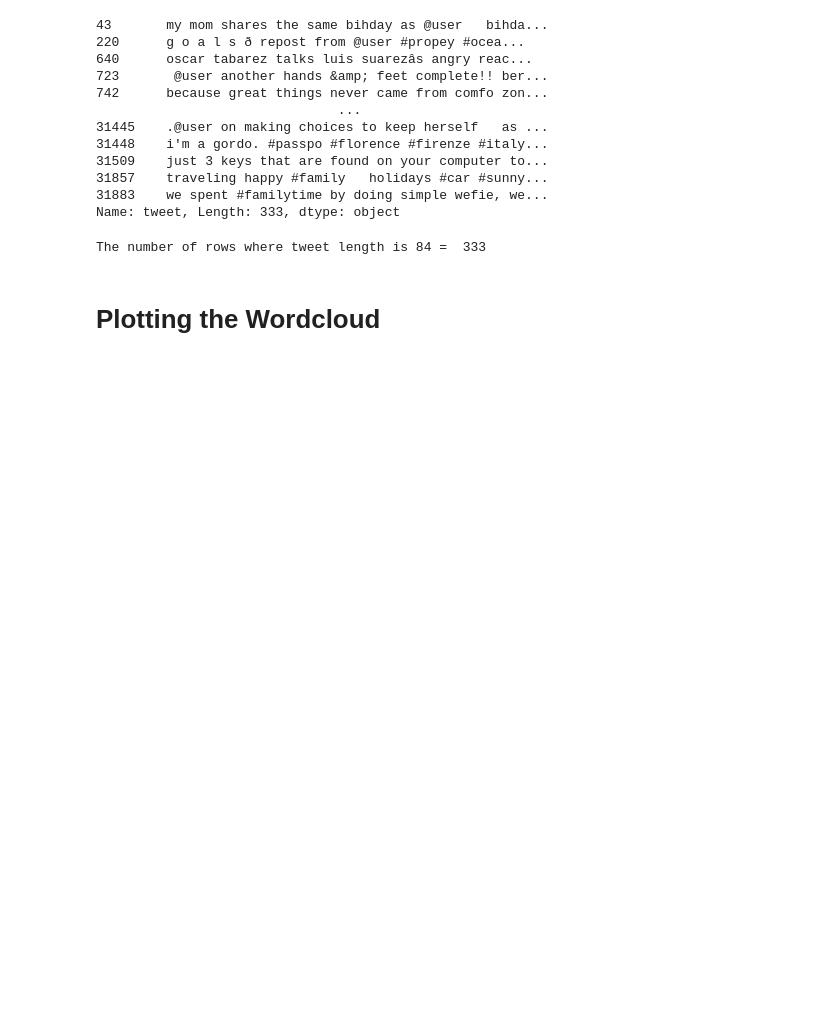
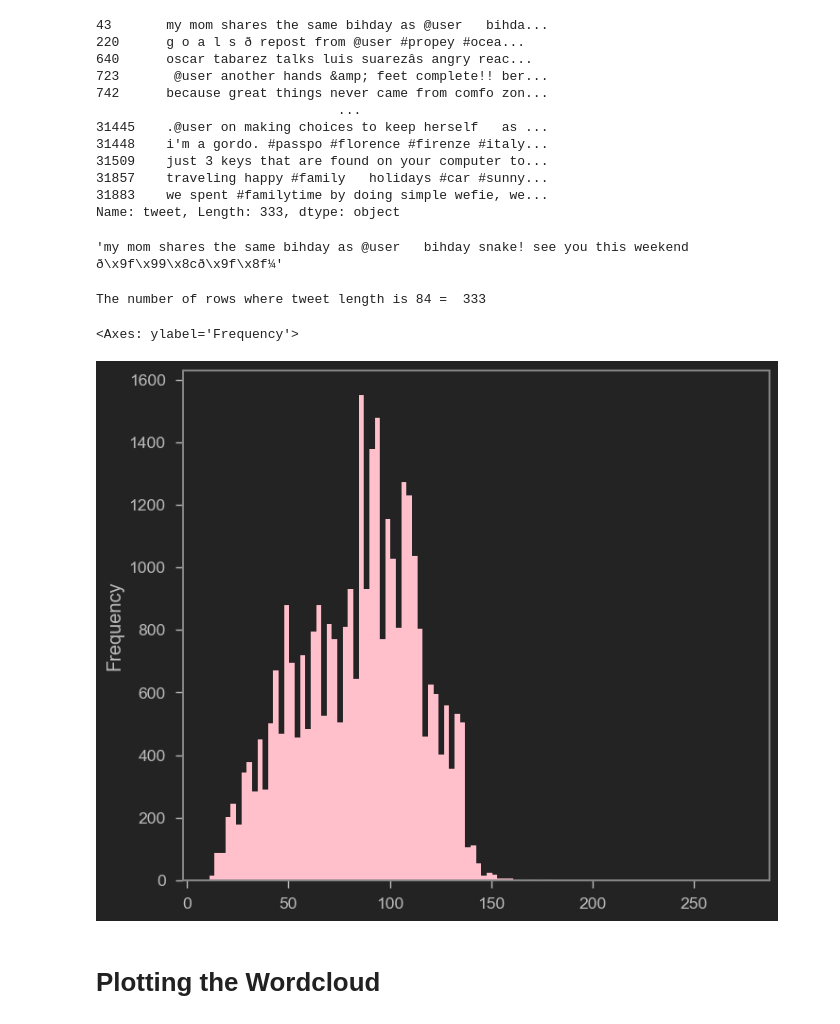
Before and after one commit to Cyrine-afk/NLP---Tweets-Sentiment-Analysis, a Jupyter notebook: Tweets_Sentiment_Analysis.ipynb, the cells around one changed output. Cells and saved outputs as stored; diff of their text form; code cells hidden in the pictures; blank space fills up the shorter version.

```diff
--- a/Tweets_Sentiment_Analysis.ipynb
+++ b/Tweets_Sentiment_Analysis.ipynb
@@ -167,10 +167,21 @@ tweets_df_susbet[ tweets_df_susbet['length'] == 84 ]['tweet']
 31857    traveling happy #family   holidays #car #sunny...
 31883    we spent #familytime by doing simple wefie, we...
 Name: tweet, Length: 333, dtype: object
+# %%
+#view the first row
+tweets_df_susbet[ tweets_df_susbet['length'] == 84 ]['tweet'].iloc[0]
+# %% [output]
+'my mom shares the same bihday as @user   bihday snake! see you this weekend ð\x9f\x99\x8cð\x9f\x8f¼'
 # %%
 count = (tweets_df_susbet['length'] == 84 ).sum()
 print("The number of rows where tweet length is 84 = ",count)
 # %% [output]
 The number of rows where tweet length is 84 =  333
+# %%
+#plot the histogram of the length column
+tweets_df_susbet['length'].plot(bins=100, kind="hist", color="Pink")
+# %% [output]
+<Axes: ylabel='Frequency'>
+[figure, added]
 # %% [markdown]
 # Plotting the Wordcloud
```
